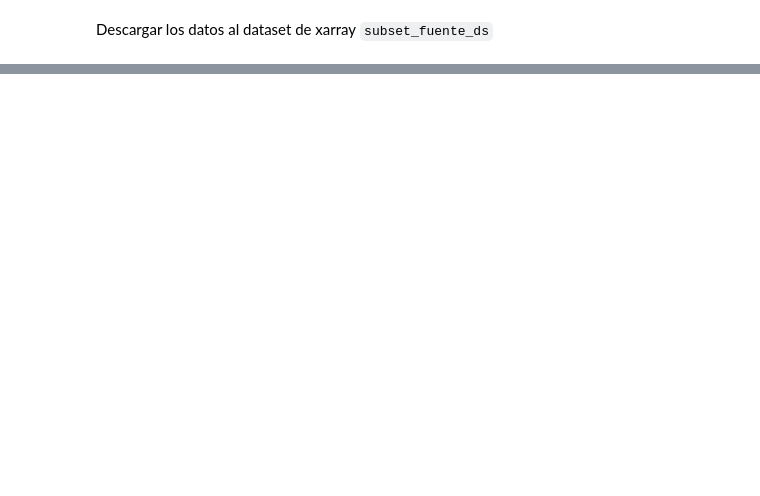
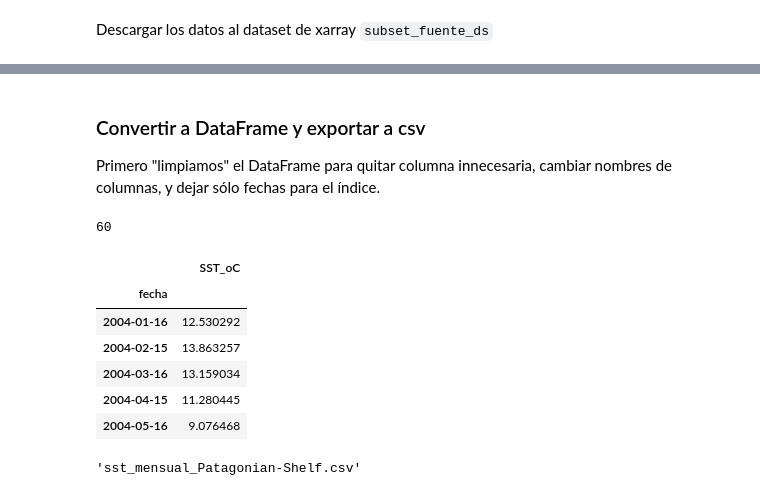
Before and after one commit to Intercoonecta/proy5-regiones-comparacion, a Jupyter notebook: emilio/sst-por-ecoregion.ipynb, the cells around one changed output, grey strips where cells are left out. Saved outputs shown, nothing was run; the diff lists cells and outputs as text; code cells hidden in the pictures; blank space fills up the shorter version.

```diff
--- a/emilio/sst-por-ecoregion.ipynb
+++ b/emilio/sst-por-ecoregion.ipynb
@@ -162,0 +229,33 @@ plt.title(da.long_name);
+# %% [markdown]
+### Convertir a DataFrame y exportar a csv
+
+Primero "limpiamos" el DataFrame para quitar columna innecesaria, cambiar nombres de columnas, y dejar sólo fechas para el índice.
+# %%
+geopromedio_ecoregion_df = (
+    geopromedio_ecoregion_ds.to_dataframe()
+    .drop(columns='spatial_ref')
+    .rename(columns={'sstMasked':'SST_oC'})
+)
+geopromedio_ecoregion_df.index = geopromedio_ecoregion_df.index.date
+geopromedio_ecoregion_df.index.name = 'fecha'
+
+len(geopromedio_ecoregion_df)
+# %% [output]
+60
+# %%
+geopromedio_ecoregion_df.head()
+# %% [output]
+|  | SST_oC |
+| fecha |  |
+| 2004-01-16 | 12.530292 |
+| 2004-02-15 | 13.863257 |
+| 2004-03-16 | 13.159034 |
+| 2004-04-15 | 11.280445 |
+| 2004-05-16 | 9.076468 |
+# %%
+nombre_archivo_csv = f"sst_mensual_{ecoregion_seleccion_limpio}.csv"
+geopromedio_ecoregion_df.to_csv(nombre_archivo_csv)
+
+nombre_archivo_csv
+# %% [output]
+'sst_mensual_Patagonian-Shelf.csv'
```
Also changed, not shown: parts of 35 cells of this notebook, 18 other files.
